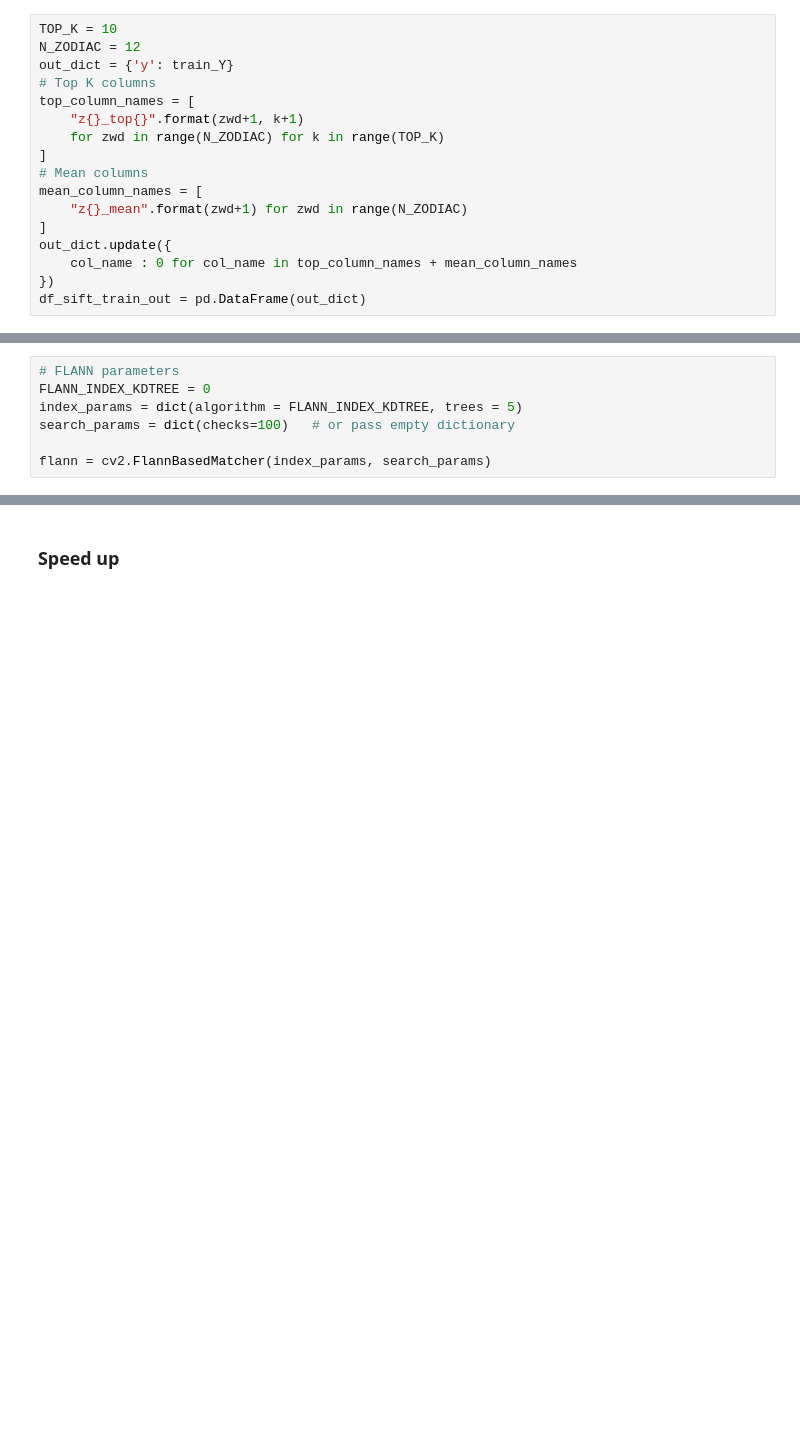
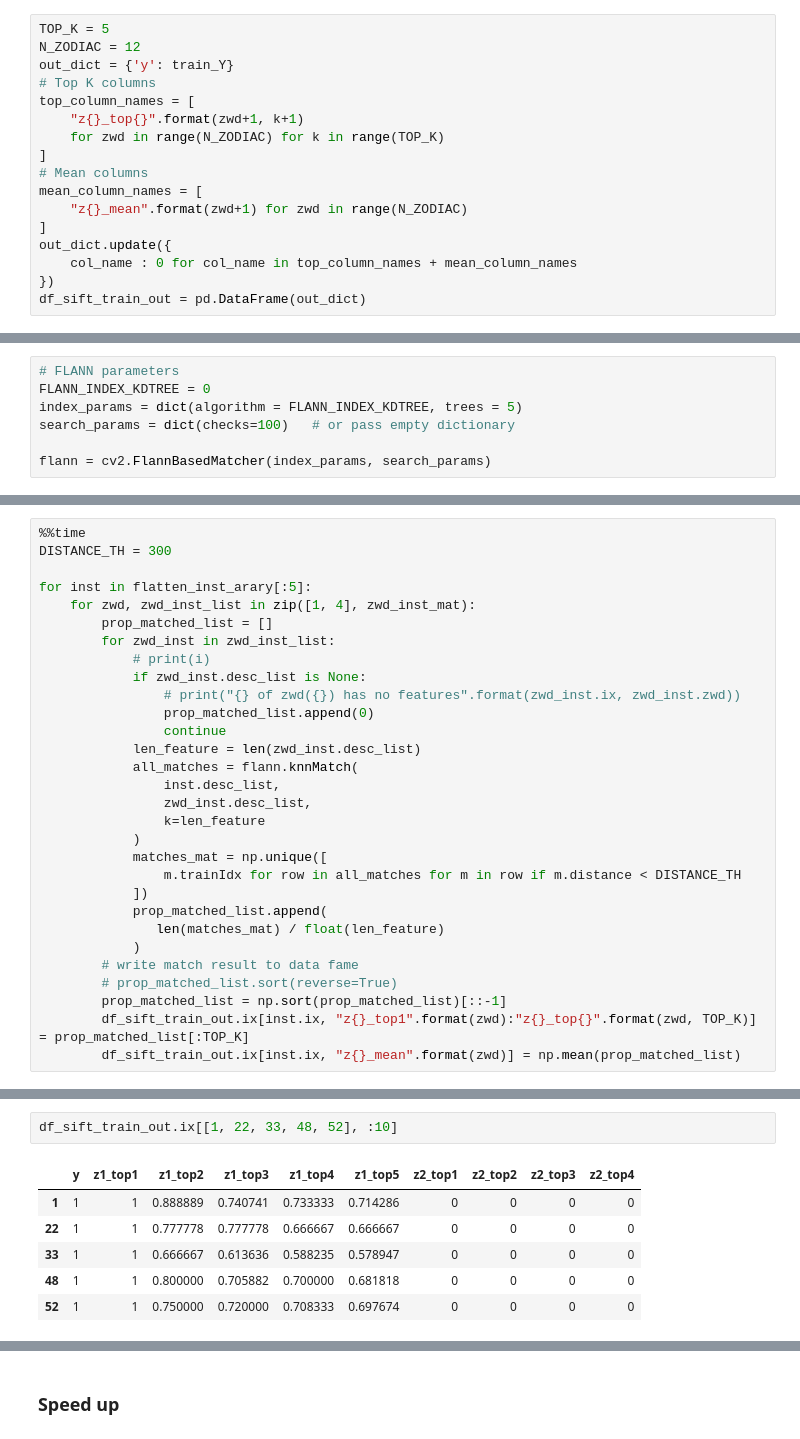
Before and after one commit to Rotceh/2013-ML-TeamProject, a Jupyter notebook: SIFT_instance_match_transform.ipynb, the cells around one changed output, grey strips where cells are left out. Cells and saved outputs as stored; diff of their text form; blank space fills up the shorter version.

Commit message:
fix bugs, tune sift matching w. 2x  performance

````diff
--- a/SIFT_instance_match_transform.ipynb
+++ b/SIFT_instance_match_transform.ipynb
@@ -222,7 +225,7 @@ z[zwd]_top[k]  :   z1_top1, z1_top2, z1_top3, ...
 z[zwd]_mean    :   z1_mean, z2_mean, ...
 ```
 # %%
-TOP_K = 10
+TOP_K = 5
 N_ZODIAC = 12
 out_dict = {'y': train_Y}
 # Top K columns
@@ -295,0 +298,30 @@ Wall time: 2.51 s
+# %%
+%%time
+DISTANCE_TH = 300
+
+for inst in flatten_inst_arary[:5]:
+    for zwd, zwd_inst_list in zip([1, 4], zwd_inst_mat):
+        prop_matched_list = []
+        for zwd_inst in zwd_inst_list:
+            # print(i)
+            if zwd_inst.desc_list is None:
+                # print("{} of zwd({}) has no features".format(zwd_inst.ix, zwd_inst.zwd))
+                prop_matched_list.append(0)
+                continue
+            len_feature = len(zwd_inst.desc_list)
+            all_matches = flann.knnMatch(
+                inst.desc_list,
+                zwd_inst.desc_list,
+                k=len_feature
+            )
+            matches_mat = np.unique([
+                m.trainIdx for row in all_matches for m in row if m.distance < DISTANCE_TH
+            ])
+            prop_matched_list.append(
+               len(matches_mat) / float(len_feature)
+            )
+        # write match result to data fame
+        # prop_matched_list.sort(reverse=True)
+        prop_matched_list = np.sort(prop_matched_list)[::-1]
+        df_sift_train_out.ix[inst.ix, "z{}_top1".format(zwd):"z{}_top{}".format(zwd, TOP_K)] = prop_matched_list[:TOP_K]
+        df_sift_train_out.ix[inst.ix, "z{}_mean".format(zwd)] = np.mean(prop_matched_list)
@@ -295,0 +331,9 @@ Wall time: 2.51 s
+# %%
+df_sift_train_out.ix[[1, 22, 33, 48, 52], :10]
+# %% [output]
+|  | y | z1_top1 | z1_top2 | z1_top3 | z1_top4 | z1_top5 | z2_top1 | z2_top2 | z2_top3 | z2_top4 |
+| 1 | 1 | 1 | 0.888889 | 0.740741 | 0.733333 | 0.714286 | 0 | 0 | 0 | 0 |
+| 22 | 1 | 1 | 0.777778 | 0.777778 | 0.666667 | 0.666667 | 0 | 0 | 0 | 0 |
+| 33 | 1 | 1 | 0.666667 | 0.613636 | 0.588235 | 0.578947 | 0 | 0 | 0 | 0 |
+| 48 | 1 | 1 | 0.800000 | 0.705882 | 0.700000 | 0.681818 | 0 | 0 | 0 | 0 |
+| 52 | 1 | 1 | 0.750000 | 0.720000 | 0.708333 | 0.697674 | 0 | 0 | 0 | 0 |
````
Also changed, not shown: parts of 15 cells of this notebook, 1 other file.
